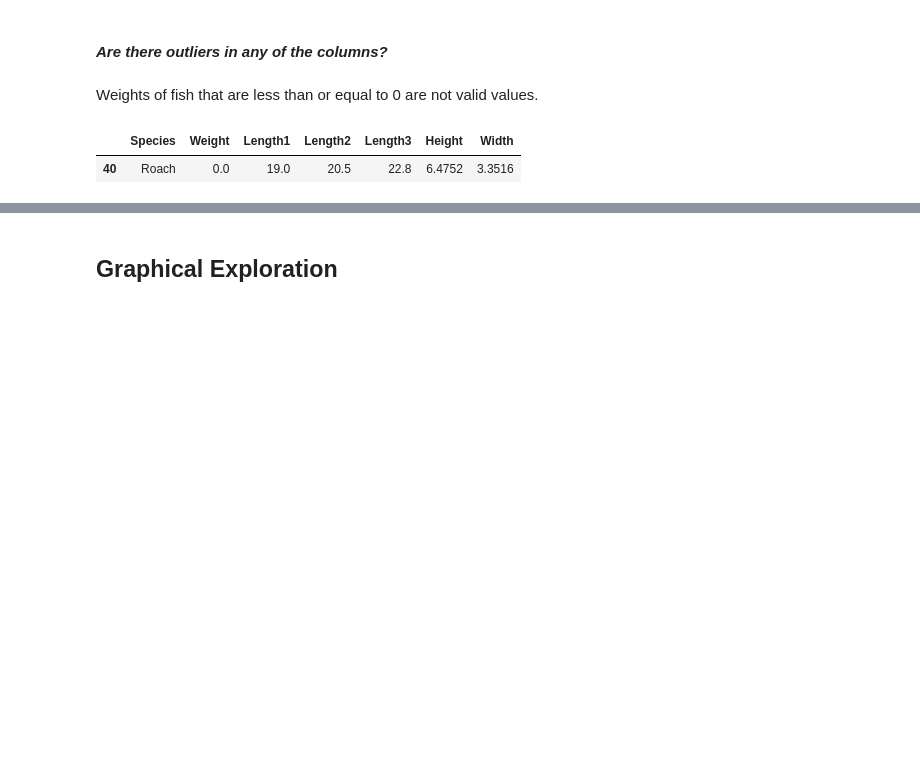
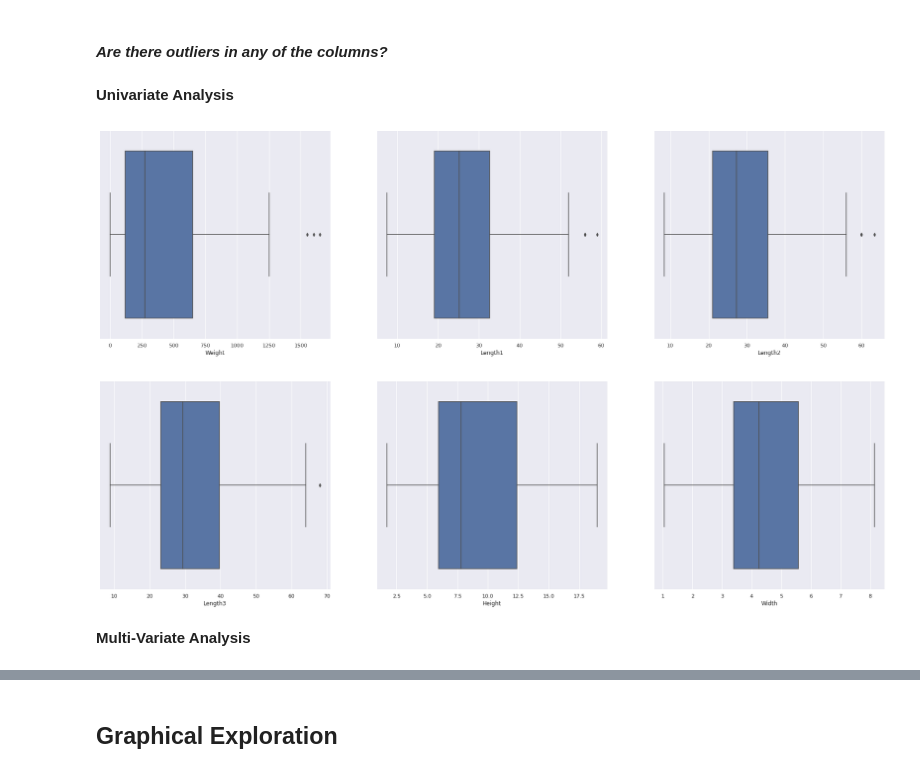
Before and after one commit to aedenj/machine-learning-explorations, a Jupyter notebook: fish-market-species/model.ipynb, the cells around one changed output, grey strips where cells are left out. Cells and saved outputs as stored; diff of their text form; code cells hidden in the pictures; blank space fills up the shorter version.

```diff
--- a/fish-market-species/model.ipynb
+++ b/fish-market-species/model.ipynb
@@ -122,10 +131,3 @@ We can see from the data type displayed in the overview section and the data abo
  data['Species'] = data['Species'].astype('category')
 # %% [markdown]
 #### *Are there outliers in any of the columns?*
-# %% [markdown]
-Weights of fish that are less than or equal to 0 are not valid values.
-# %%
-data.loc[data.Weight <= 0].head()
-# %% [output]
-|  | Species | Weight | Length1 | Length2 | Length3 | Height | Width |
-| 40 | Roach | 0.0 | 19.0 | 20.5 | 22.8 | 6.4752 | 3.3516 |
@@ -133,0 +134,11 @@ fishes = data.loc[data.Weight > 0]
+# %% [markdown]
+**Univariate Analysis**
+# %%
+boxplot_fields = ['Weight','Length1','Length2','Length3','Height','Width']
+fig, ax = plt.subplots(2, 3, figsize=(30, 18))
+for var, subplot in zip(boxplot_fields, ax.flatten()):
+    sns.boxplot(x=var, data=data, ax=subplot)
+# %% [output]
+[figure, added]
+# %% [markdown]
+**Multi-Variate Analysis**
```
Also changed, not shown: parts of 52 cells of this notebook.
